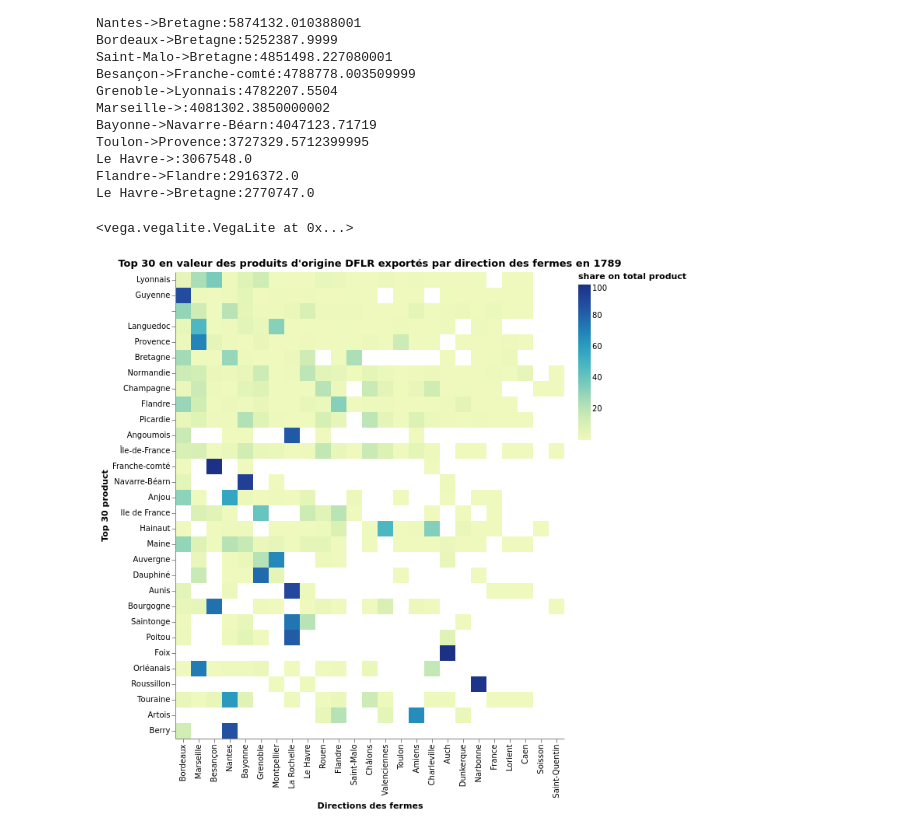
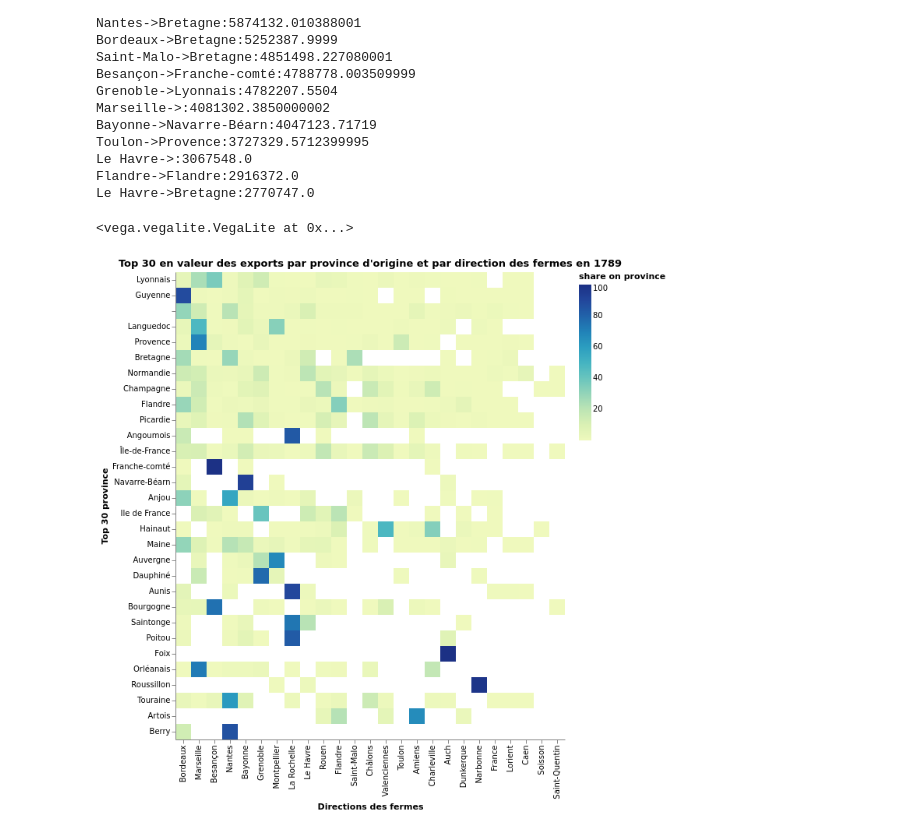
Before and after one commit to medialab/portic-datasprint-2021, a Jupyter notebook: productions/equipe_1/origines/origines.ipynb, the cells around one changed output. Drawn from its saved outputs; the diff is of its cells as text; code cells hidden in the pictures.

Commit message:
legend tuning

```diff
--- a/productions/equipe_1/origines/origines.ipynb
+++ b/productions/equipe_1/origines/origines.ipynb
@@ -453,35 +453,34 @@ Le Havre->Bretagne:2770747.0
 nb_top_value = 30
 top_provinces = [k for k,v in sorted(total_value_by_province.items(), key=lambda kv:kv[1], reverse=True)[:nb_top_value]]
 DFLR_product_region_partner_share = [dict(list(pd.items()) + [("share", 100*pd['value']/total_value_by_province[pd['province']])]) for pd in DFLR_product_region_partner if pd['province'] in top_provinces]
 VegaLite({
-  "title": f"Top {nb_top_value} en valeur des produits d'origine DFLR exportés par direction des fermes en 1789",
+  "title": f"Top {nb_top_value} en valeur des exports par province d'origine et par direction des fermes en 1789",
   "mark": {"type":"rect", "tooltip": {"content": "data"}},
   "encoding": {
     "x": {
       "field": "region",
       "title": "Directions des fermes",
       "type": "ordinal",
       "sort": {"op":"sum", "field":"value", "order": "descending"}
     },
     "y": {
-      "title": f"Top {nb_top_value} product",
+      "title": f"Top {nb_top_value} province",
       "field":"province",
       "type": "ordinal",
       "sort": {"op":"sum", "field":"value", "order": "descending"}
     },
     "color": {
       "field": "share",
-      "title": "share on total product",
+      "title": "share on province",
       "type": "quantitative",
-      #"scale": {"type": "sqrt"}
     }
   },
   "config": {
     "view": {
       "stroke": "transparent"
     }
   }
 }, pds.DataFrame(DFLR_product_region_partner_share))
 # %% [output]
 <vega.vegalite.VegaLite at 0x...>
-[figure, old version]
+[figure, new version]
```
